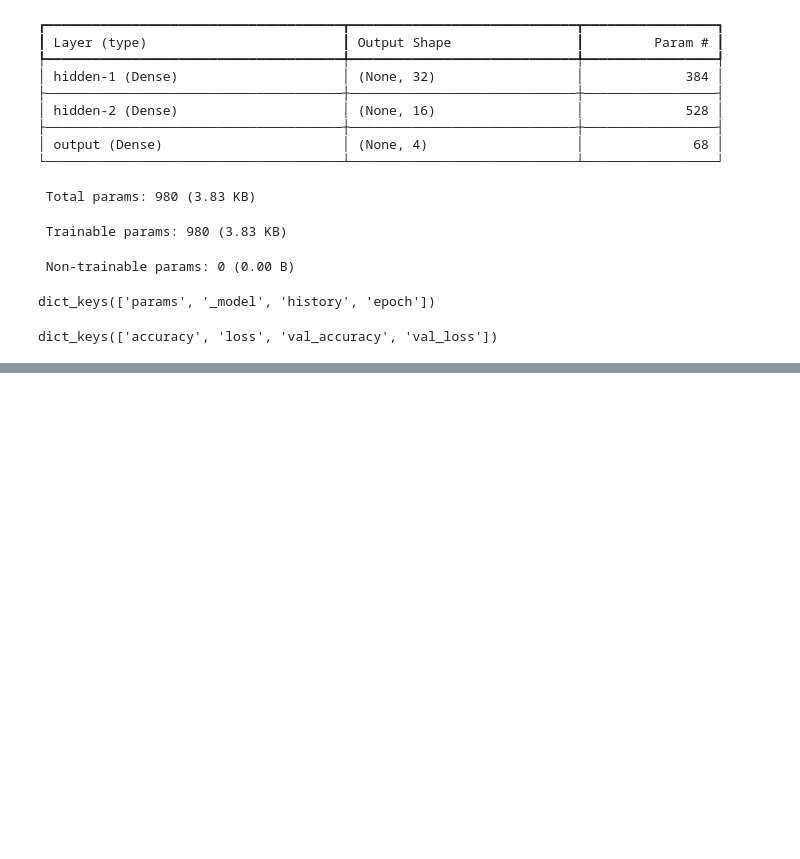
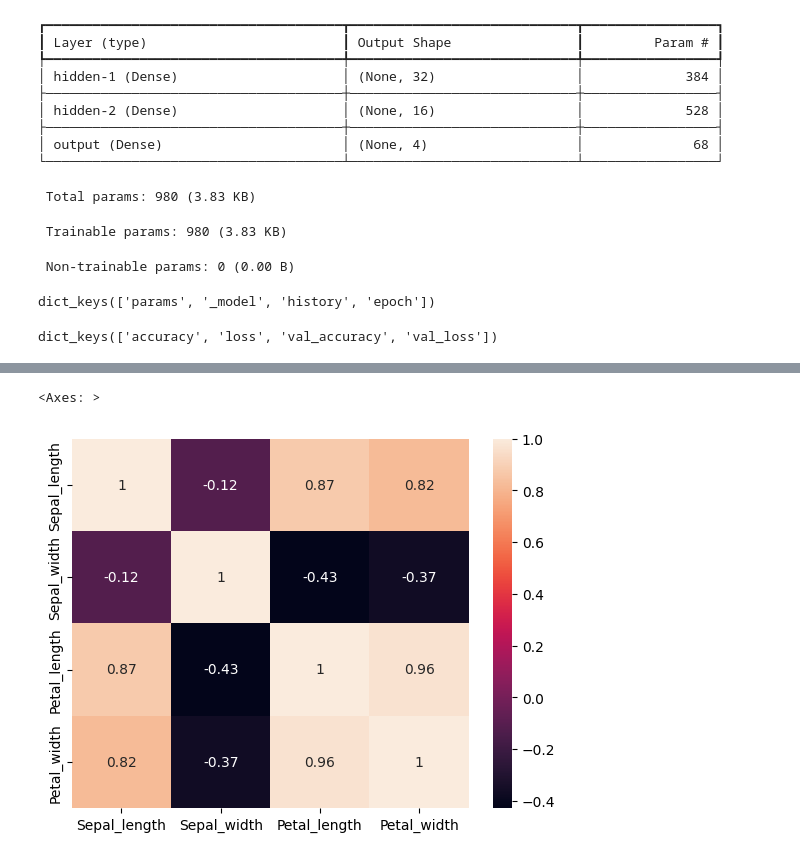
Before and after one commit to Jayaprakash1710/Module-20-Neural-Networks, a Jupyter notebook: Lec_6_Tensorflow_and_Keras_1.ipynb, the cells around one changed output, grey strips where cells are left out. Saved outputs shown, nothing was run; the diff lists cells and outputs as text; code cells hidden in the pictures; blank space fills up the shorter version.

```diff
--- a/Lec_6_Tensorflow_and_Keras_1.ipynb
+++ b/Lec_6_Tensorflow_and_Keras_1.ipynb
@@ -518,0 +523,5 @@ plt.show()
+# %%
+data,target=load_iris(return_X_y=True)
+# %%
+iris=pd.DataFrame(data,columns=['Sepal_length','Sepal_width','Petal_length','Petal_width'])
+iris
@@ -518,0 +542,5 @@ plt.show()
+# %%
+sns.heatmap(iris.corr(),annot=True)
+# %% [output]
+<Axes: >
+[figure, added]
```
Also changed, not shown: parts of 19 cells of this notebook.
